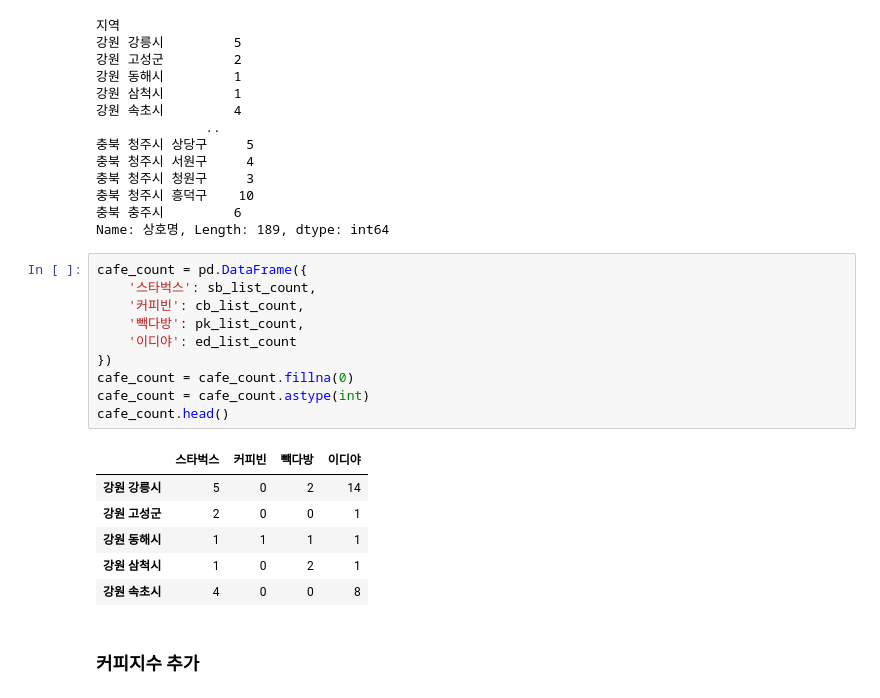
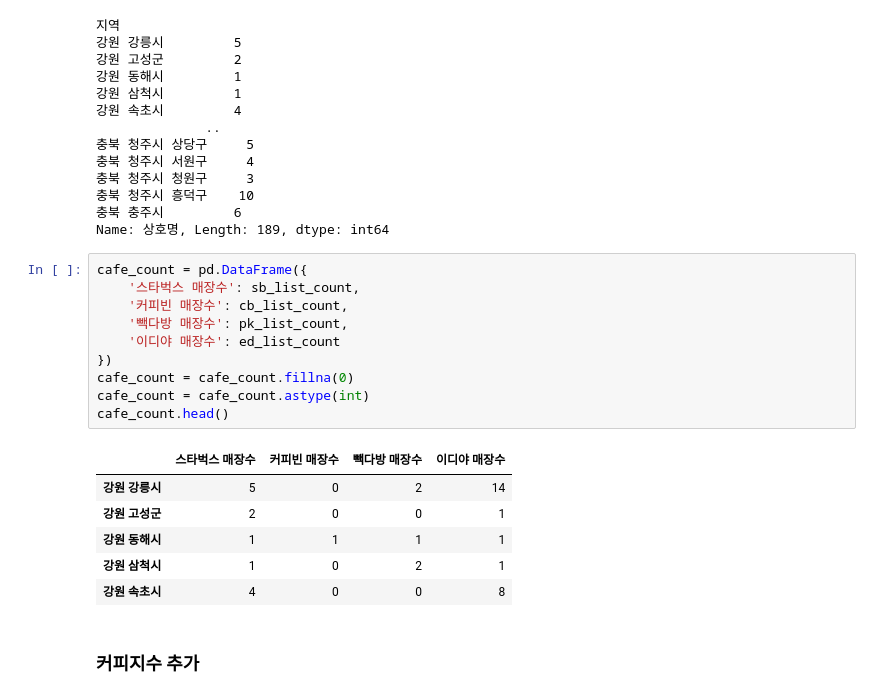
Before and after one commit to STNox/Data-Analysis, a Jupyter notebook: 09. Coffee Index/Cartogram/coffee index.ipynb, the cells around one changed output. Drawn from its saved outputs; the diff is of its cells as text.

```diff
--- a/09. Coffee Index/Cartogram/coffee index.ipynb
+++ b/09. Coffee Index/Cartogram/coffee index.ipynb
@@ -97,16 +97,16 @@ sb_list_count
 Name: 상호명, Length: 189, dtype: int64
 # %%
 cafe_count = pd.DataFrame({
-    '스타벅스': sb_list_count,
-    '커피빈': cb_list_count,
-    '빽다방': pk_list_count,
-    '이디야': ed_list_count
+    '스타벅스 매장수': sb_list_count,
+    '커피빈 매장수': cb_list_count,
+    '빽다방 매장수': pk_list_count,
+    '이디야 매장수': ed_list_count
 })
 cafe_count = cafe_count.fillna(0)
 cafe_count = cafe_count.astype(int)
 cafe_count.head()
 # %% [output]
-|  | 스타벅스 | 커피빈 | 빽다방 | 이디야 |
+|  | 스타벅스 매장수 | 커피빈 매장수 | 빽다방 매장수 | 이디야 매장수 |
 | 강원 강릉시 | 5 | 0 | 2 | 14 |
 | 강원 고성군 | 2 | 0 | 0 | 1 |
 | 강원 동해시 | 1 | 1 | 1 | 1 |
```
Also changed, not shown: parts of 2 cells of this notebook, 5 other files.
